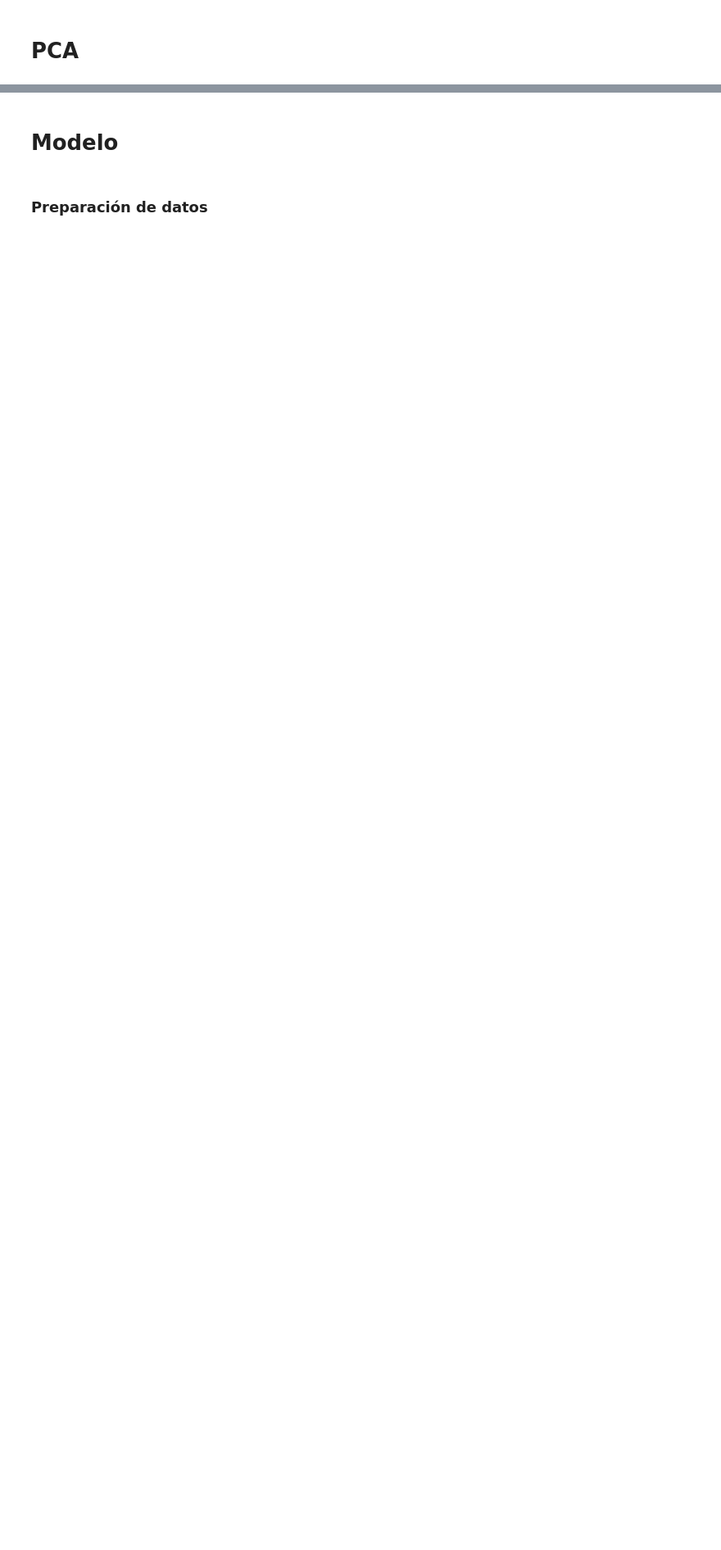
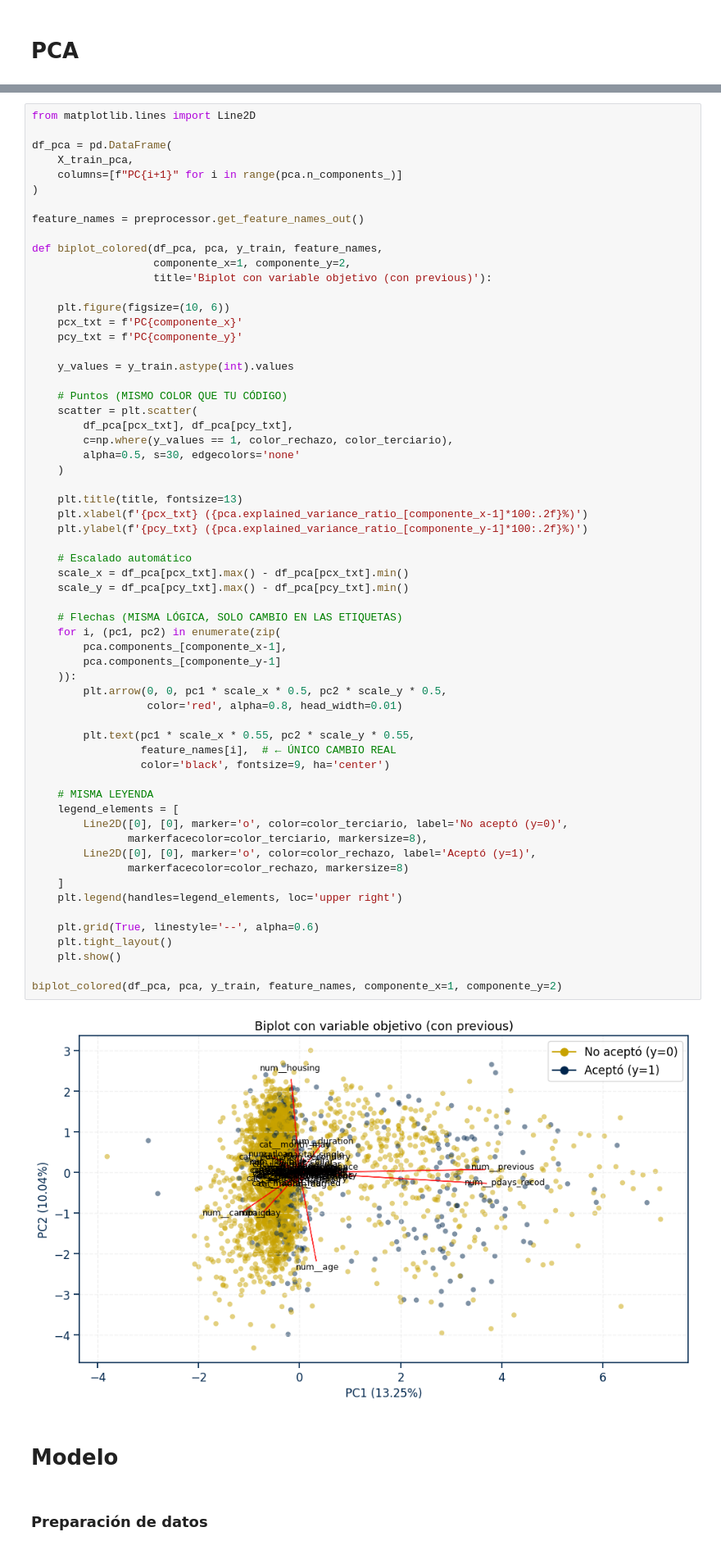
Before and after one commit to AnaMenoni/ProyectoAnalisisDeDatos, a Jupyter notebook: proyecto.ipynb, the cells around one changed output, grey strips where cells are left out. Shown at 82% size. Cells and saved outputs as stored; diff of their text form; blank space fills up the shorter version.

```diff
--- a/proyecto.ipynb
+++ b/proyecto.ipynb
@@ -878,4 +876,67 @@ Varianza total explicada: 95.69%
 10 rows × 41 columns
+# %%
+from matplotlib.lines import Line2D
+
+df_pca = pd.DataFrame(
+    X_train_pca,
+    columns=[f"PC{i+1}" for i in range(pca.n_components_)]
+)
+
+feature_names = preprocessor.get_feature_names_out()
+
+def biplot_colored(df_pca, pca, y_train, feature_names,
+                   componente_x=1, componente_y=2,
+                   title='Biplot con variable objetivo (con previous)'):
+
+    plt.figure(figsize=(10, 6))
+    pcx_txt = f'PC{componente_x}'
+    pcy_txt = f'PC{componente_y}'
+
+    y_values = y_train.astype(int).values
+
+    # Puntos (MISMO COLOR QUE TU CÓDIGO)
+    scatter = plt.scatter(
+        df_pca[pcx_txt], df_pca[pcy_txt],
+        c=np.where(y_values == 1, color_rechazo, color_terciario),
+        alpha=0.5, s=30, edgecolors='none'
+    )
+
+    plt.title(title, fontsize=13)
+    plt.xlabel(f'{pcx_txt} ({pca.explained_variance_ratio_[componente_x-1]*100:.2f}%)')
+    plt.ylabel(f'{pcy_txt} ({pca.explained_variance_ratio_[componente_y-1]*100:.2f}%)')
+
+    # Escalado automático
+    scale_x = df_pca[pcx_txt].max() - df_pca[pcx_txt].min()
+    scale_y = df_pca[pcy_txt].max() - df_pca[pcy_txt].min()
+
+    # Flechas (MISMA LÓGICA, SOLO CAMBIO EN LAS ETIQUETAS)
+    for i, (pc1, pc2) in enumerate(zip(
+        pca.components_[componente_x-1],
+        pca.components_[componente_y-1]
+    )):
+        plt.arrow(0, 0, pc1 * scale_x * 0.5, pc2 * scale_y * 0.5,
+                  color='red', alpha=0.8, head_width=0.01)
+
+        plt.text(pc1 * scale_x * 0.55, pc2 * scale_y * 0.55,
+                 feature_names[i],  # ← ÚNICO CAMBIO REAL
+                 color='black', fontsize=9, ha='center')
+
+    # MISMA LEYENDA
+    legend_elements = [
+        Line2D([0], [0], marker='o', color=color_terciario, label='No aceptó (y=0)',
+               markerfacecolor=color_terciario, markersize=8),
+        Line2D([0], [0], marker='o', color=color_rechazo, label='Aceptó (y=1)',
+               markerfacecolor=color_rechazo, markersize=8)
+    ]
+    plt.legend(handles=legend_elements, loc='upper right')
+
+    plt.grid(True, linestyle='--', alpha=0.6)
+    plt.tight_layout()
+    plt.show()
+
+biplot_colored(df_pca, pca, y_train, feature_names, componente_x=1, componente_y=2)
+# %% [output]
+[figure, added]
 # %% [markdown]
 # Modelo
 # %% [markdown]
```
Also changed, not shown: parts of 8 cells of this notebook, 2 other files.
